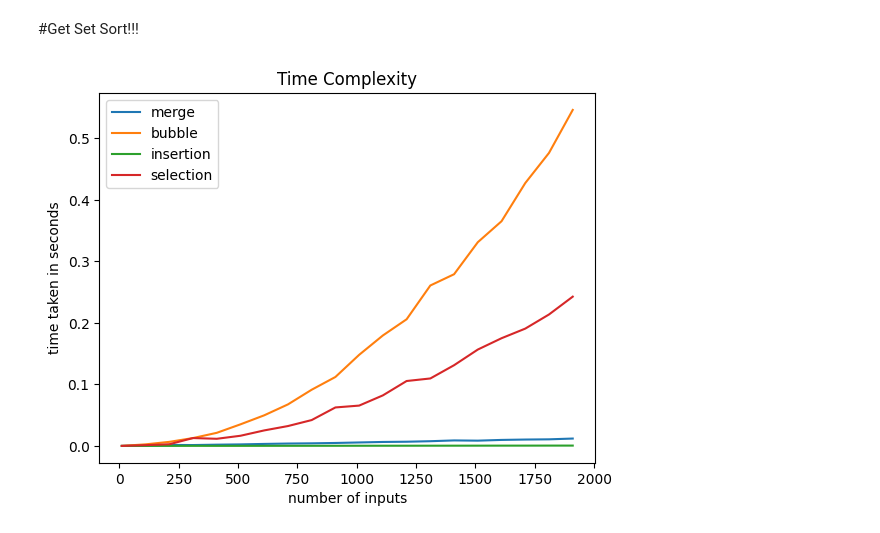
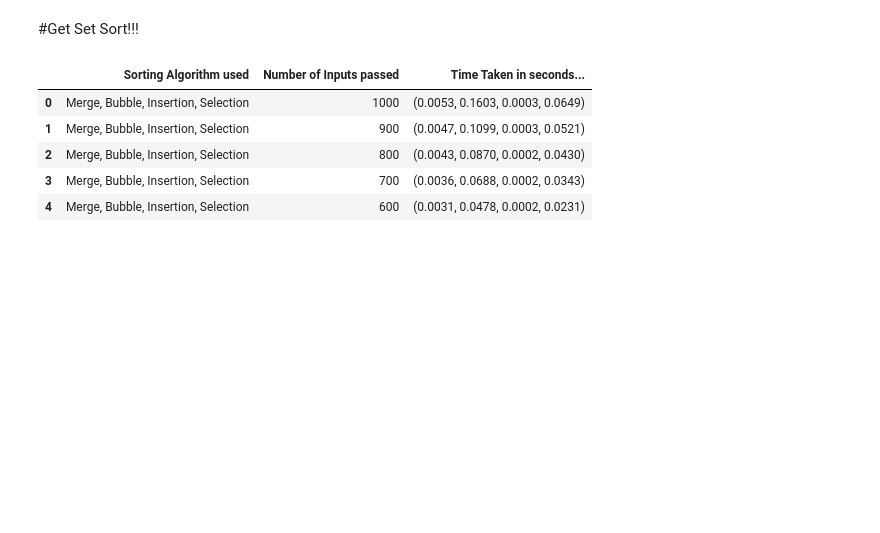
Before and after one commit to Shiladitya56/Algorithm-Analysis, a Jupyter notebook: SEM2/sorting.ipynb, the cells around one changed output. Drawn from its saved outputs; the diff is of its cells as text; code cells hidden in the pictures; blank space fills up the shorter version.

```diff
--- a/SEM2/sorting.ipynb
+++ b/SEM2/sorting.ipynb
@@ -151,11 +189,9 @@ merge, bubble, insertion, selection = tim.timcom()
-# %%
-pt.plot(range(10,2000,100), merge)
-pt.plot(range(10,2000,100), bubble)
-pt.plot(range(10,2000,100), insertion)
-pt.plot(range(10,2000,100), selection)
-pt.legend(['merge', 'bubble', 'insertion','selection'])
-pt.xlabel('number of inputs')
-pt.ylabel('time taken in seconds')
-pt.title('Time Complexity');
-# %% [output]
-[figure, removed]
+# %%
+tim.timtable().head()
+# %% [output]
+|  | Sorting Algorithm used | Number of Inputs passed | Time Taken in seconds... |
+| 0 | Merge, Bubble, Insertion, Selection | 1000 | (0.0053, 0.1603, 0.0003, 0.0649) |
+| 1 | Merge, Bubble, Insertion, Selection | 900 | (0.0047, 0.1099, 0.0003, 0.0521) |
+| 2 | Merge, Bubble, Insertion, Selection | 800 | (0.0043, 0.0870, 0.0002, 0.0430) |
+| 3 | Merge, Bubble, Insertion, Selection | 700 | (0.0036, 0.0688, 0.0002, 0.0343) |
+| 4 | Merge, Bubble, Insertion, Selection | 600 | (0.0031, 0.0478, 0.0002, 0.0231) |
```
Also changed, not shown: parts of 4 cells of this notebook.
